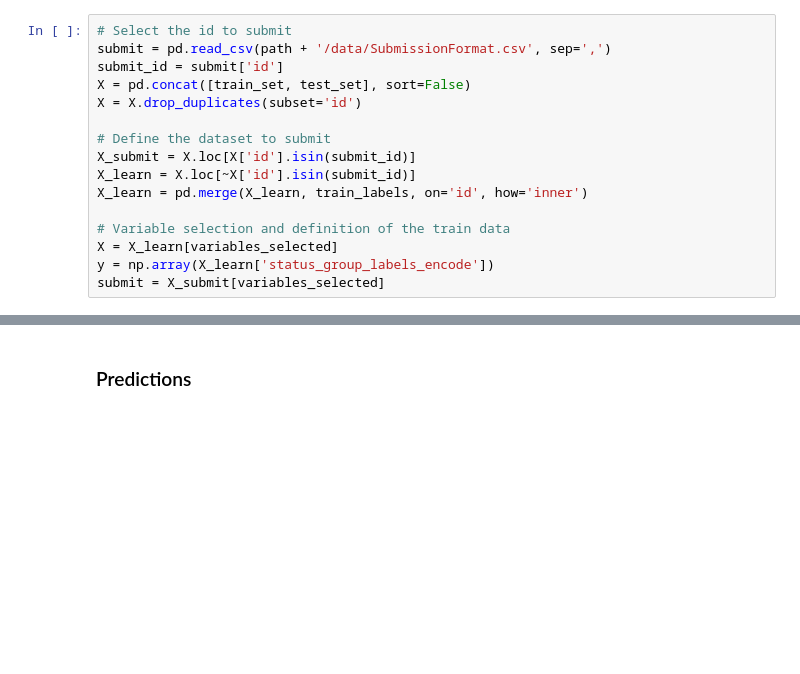
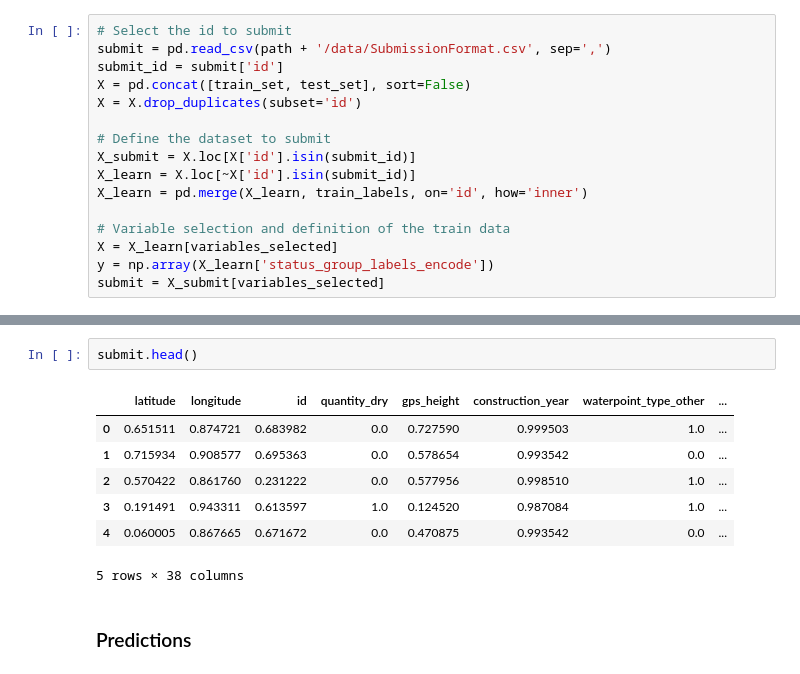
Before and after one commit to ldom1/Pump-it-Up-Data-Mining-the-Water-Table, a Jupyter notebook: Projet_ML.ipynb, the cells around one changed output, grey strips where cells are left out. Drawn from its saved outputs; the diff is of its cells as text; blank space fills up the shorter version.

```diff
--- a/Projet_ML.ipynb
+++ b/Projet_ML.ipynb
@@ -528,3 +561,13 @@ Submit shape: (14850, 39)
+# %%
+submit.head()
+# %% [output]
+|  | latitude | longitude | id | quantity_dry | gps_height | construction_year | waterpoint_type_other | ... |
+| 0 | 0.651511 | 0.874721 | 0.683982 | 0.0 | 0.727590 | 0.999503 | 1.0 | ... |
+| 1 | 0.715934 | 0.908577 | 0.695363 | 0.0 | 0.578654 | 0.993542 | 0.0 | ... |
+| 2 | 0.570422 | 0.861760 | 0.231222 | 0.0 | 0.577956 | 0.998510 | 1.0 | ... |
+| 3 | 0.191491 | 0.943311 | 0.613597 | 1.0 | 0.124520 | 0.987084 | 1.0 | ... |
+| 4 | 0.060005 | 0.867665 | 0.671672 | 0.0 | 0.470875 | 0.993542 | 0.0 | ... |
+5 rows × 38 columns
 # %% [markdown]
 ### Predictions
 # %%
```
Also changed, not shown: parts of 17 cells of this notebook, 4 other files.
